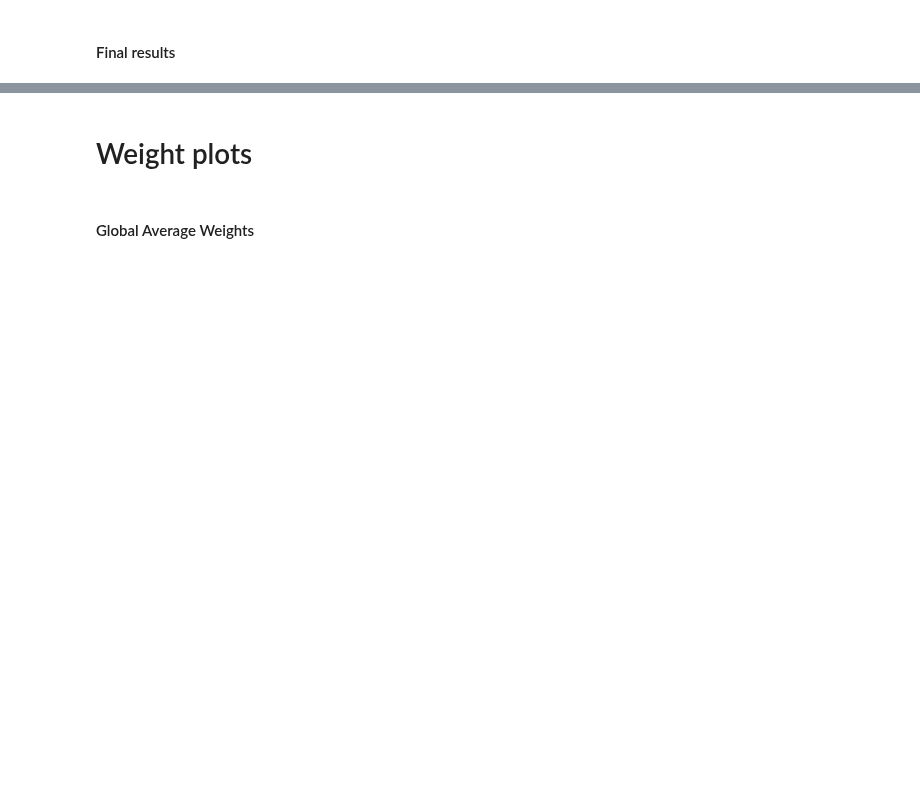
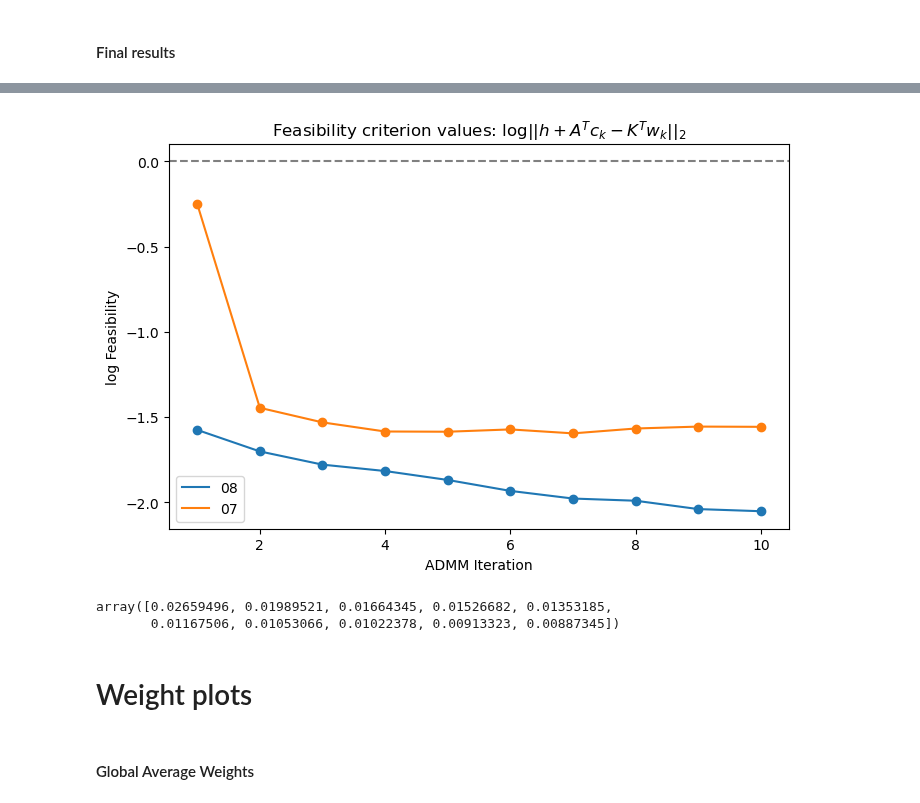
Before and after one commit to mcstanle/cf_inversion_sb_admm, a Jupyter notebook: output_investigation_08.ipynb, the cells around one changed output, grey strips where cells are left out. Cells and saved outputs as stored; diff of their text form; code cells hidden in the pictures; blank space fills up the shorter version.

```diff
--- a/output_investigation_08.ipynb
+++ b/output_investigation_08.ipynb
@@ -245,3 +290,26 @@ Iteration 0: 0.026594959952104834
+# %%
+# plot feasility valies
+plt.figure(figsize=(8, 5))
+plt.plot(x_vals, np.log10(feasibility_08), label='08')
+plt.scatter(x_vals, np.log10(feasibility_08))
+
+plt.plot(x_vals_07, np.log10(feasibility_07), label='07')
+plt.scatter(x_vals_07, np.log10(feasibility_07))
+
+plt.axhline(0, linestyle='--', color='gray')
+plt.legend()
+
+plt.xlabel('ADMM Iteration')
+plt.ylabel('log Feasibility')
+plt.title(r'Feasibility criterion values: $\log || h + A^T c_k - K^T w_k ||_2$')
+plt.show()
+# %% [output]
+[figure, added]
+# %%
+feasibility_08
+# %% [output]
+array([0.02659496, 0.01989521, 0.01664345, 0.01526682, 0.01353185,
+       0.01167506, 0.01053066, 0.01022378, 0.00913323, 0.00887345])
 # %% [markdown]
 # Weight plots
 # %%
```
Also changed, not shown: parts of 11 cells of this notebook, 1 other file.
